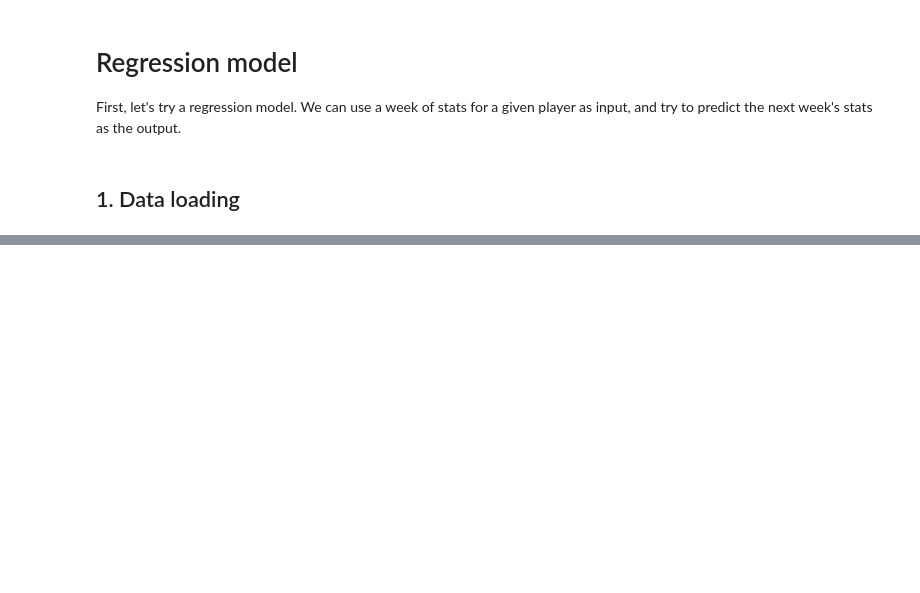
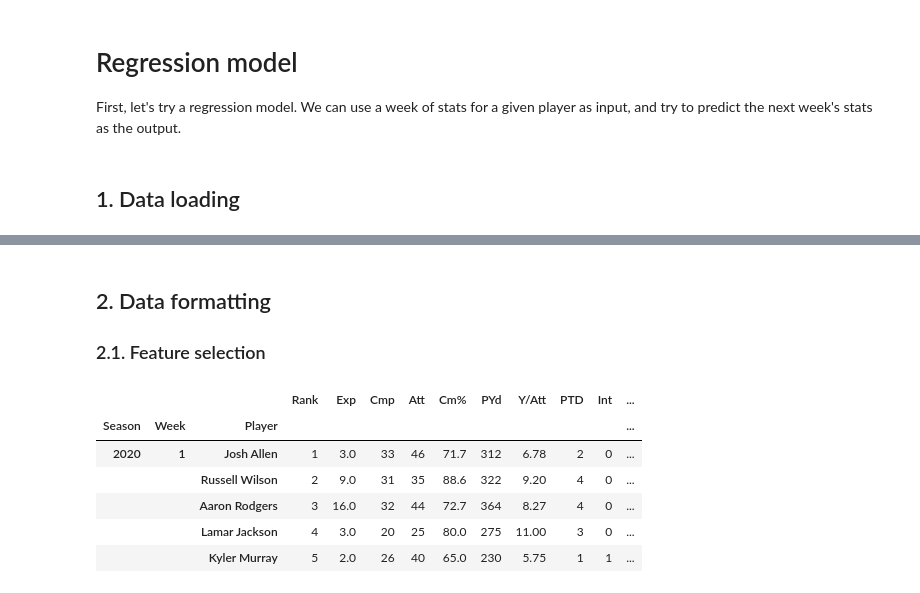
Before and after one commit to 4GeeksAcademy/maria272727fantasy_sports_assistant, a Jupyter notebook: notebooks/perdrizet_regression_model.ipynb, the cells around one changed output, grey strips where cells are left out. Drawn from its saved outputs; the diff is of its cells as text; code cells hidden in the pictures; blank space fills up the shorter version.

```diff
--- a/notebooks/perdrizet_regression_model.ipynb
+++ b/notebooks/perdrizet_regression_model.ipynb
@@ -45,0 +59,20 @@ Next, we need to set the datatype for our features.
+# %% [markdown]
+## 2. Data formatting
+
+### 2.1. Feature selection
+# %%
+# Drop unneeded string features
+feature_drops=['Age', 'Scoring profile', 'Age', 'G', 'Team']
+
+for position in position_data.keys():
+    position_data[position].drop(feature_drops, axis=1, inplace=True)
+
+position_data['qb'].head()
+# %% [output]
+|  |  |  | Rank | Exp | Cmp | Att | Cm% | PYd | Y/Att | PTD | Int | ... |
+| Season | Week | Player |  |  |  |  |  |  |  |  |  | ... |
+| 2020 | 1 | Josh Allen | 1 | 3.0 | 33 | 46 | 71.7 | 312 | 6.78 | 2 | 0 | ... |
+|  |  | Russell Wilson | 2 | 9.0 | 31 | 35 | 88.6 | 322 | 9.20 | 4 | 0 | ... |
+|  |  | Aaron Rodgers | 3 | 16.0 | 32 | 44 | 72.7 | 364 | 8.27 | 4 | 0 | ... |
+|  |  | Lamar Jackson | 4 | 3.0 | 20 | 25 | 80.0 | 275 | 11.00 | 3 | 0 | ... |
+|  |  | Kyler Murray | 5 | 2.0 | 26 | 40 | 65.0 | 230 | 5.75 | 1 | 1 | ... |
```
Also changed, not shown: parts of 16 cells of this notebook, 3 other files.
